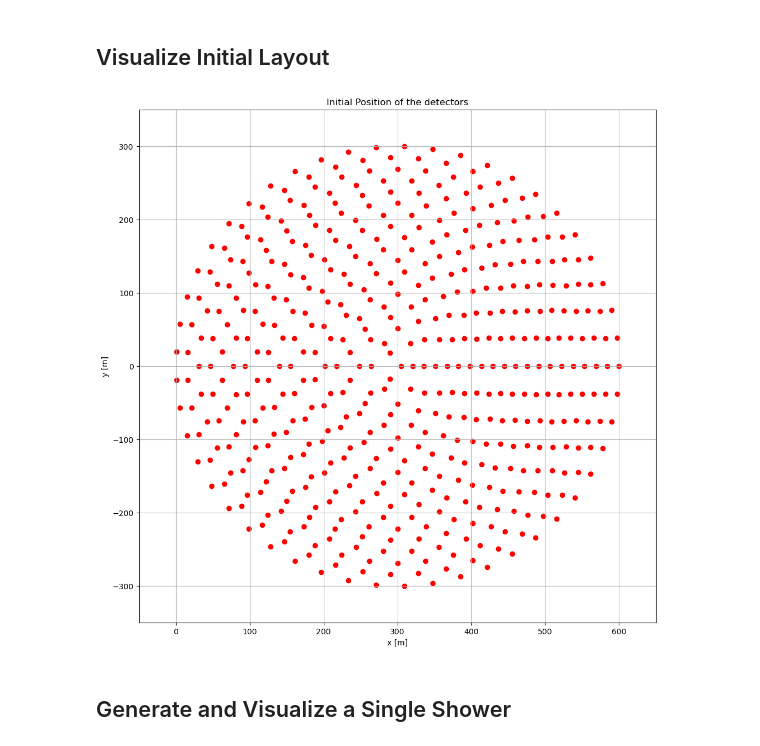
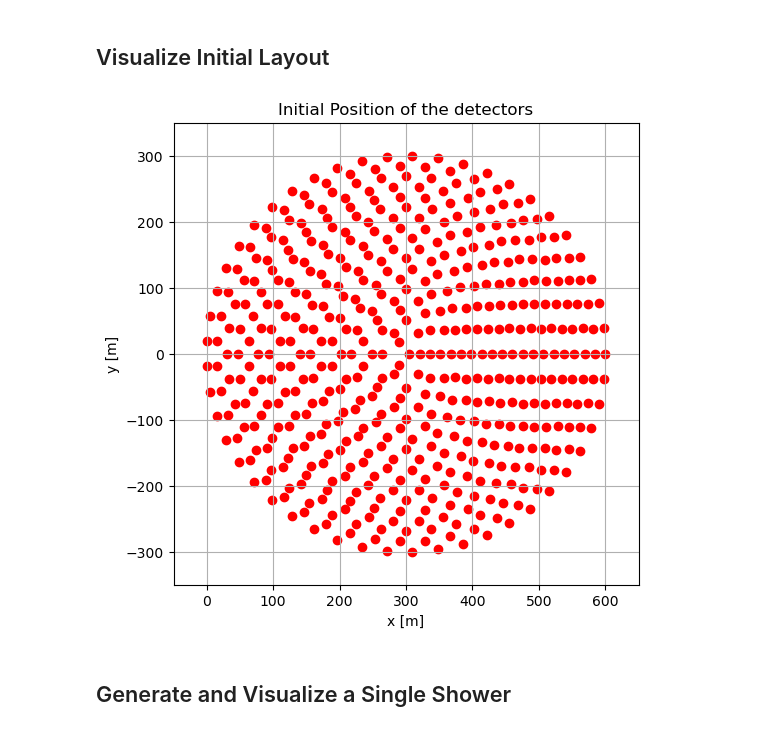
Before and after one commit to JayAgarwal25/TamboOpt-J, a Jupyter notebook: detector_optimization_v2/SWGOLO7_optimization.ipynb, the cells around one changed output. Saved outputs shown, nothing was run; the diff lists cells and outputs as text; code cells hidden in the pictures.

```diff
--- a/detector_optimization_v2/SWGOLO7_optimization.ipynb
+++ b/detector_optimization_v2/SWGOLO7_optimization.ipynb
@@ -147,17 +144,17 @@ def generate_showers(x, y, log=False, number_of_showers=1):
 # %% [markdown]
 ## Visualize Initial Layout
 # %%
-plt.figure(figsize=[12, 12])
+plt.figure(figsize=[6, 6])
 plt.scatter(x.detach(), y.detach(), color="red")
 plt.grid()
 plt.xlabel("x [m]")
 plt.ylabel("y [m]")
 plt.title("Initial Position of the detectors")
 plt.xlim((-50, 650))
 plt.ylim((-350, 350))
 plt.show()
 # %% [output]
-[figure, old version]
+[figure, new version]
 # %% [markdown]
 ## Generate and Visualize a Single Shower
 # %%
```
Also changed, not shown: parts of 35 cells of this notebook, 1 other file.
